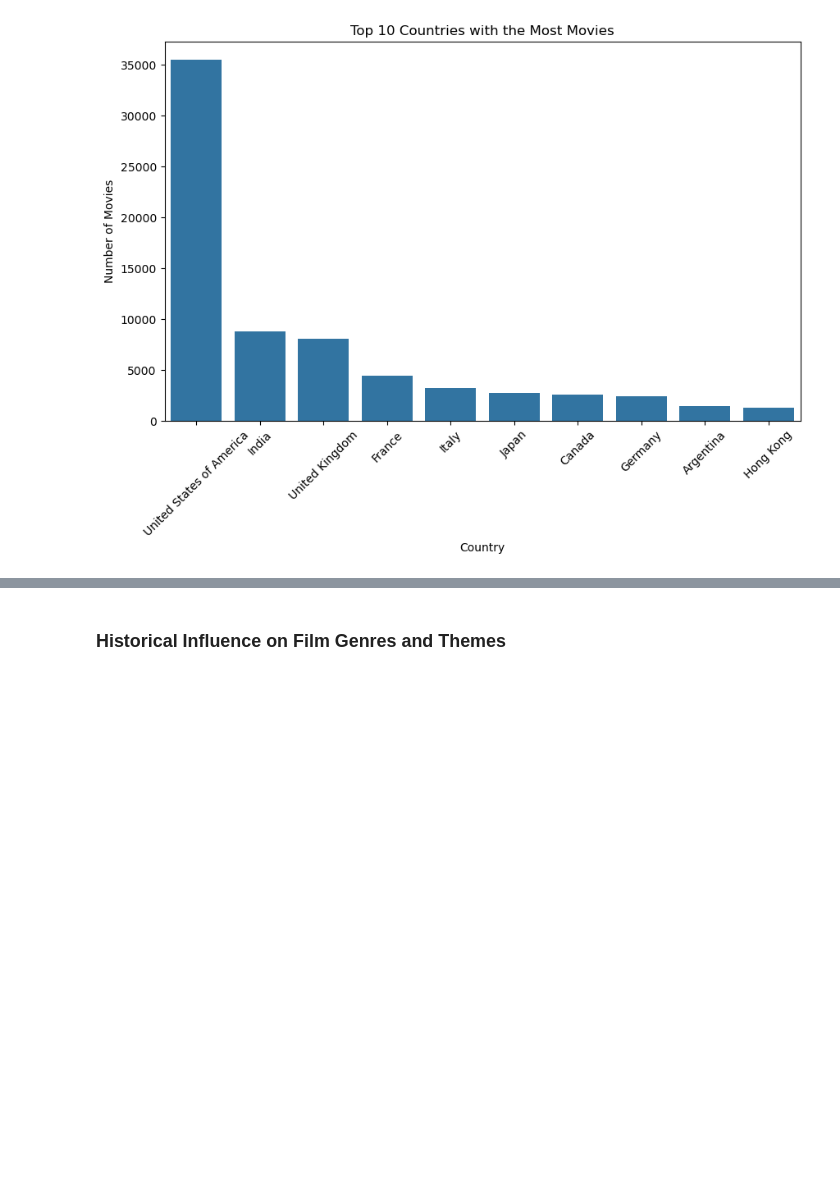
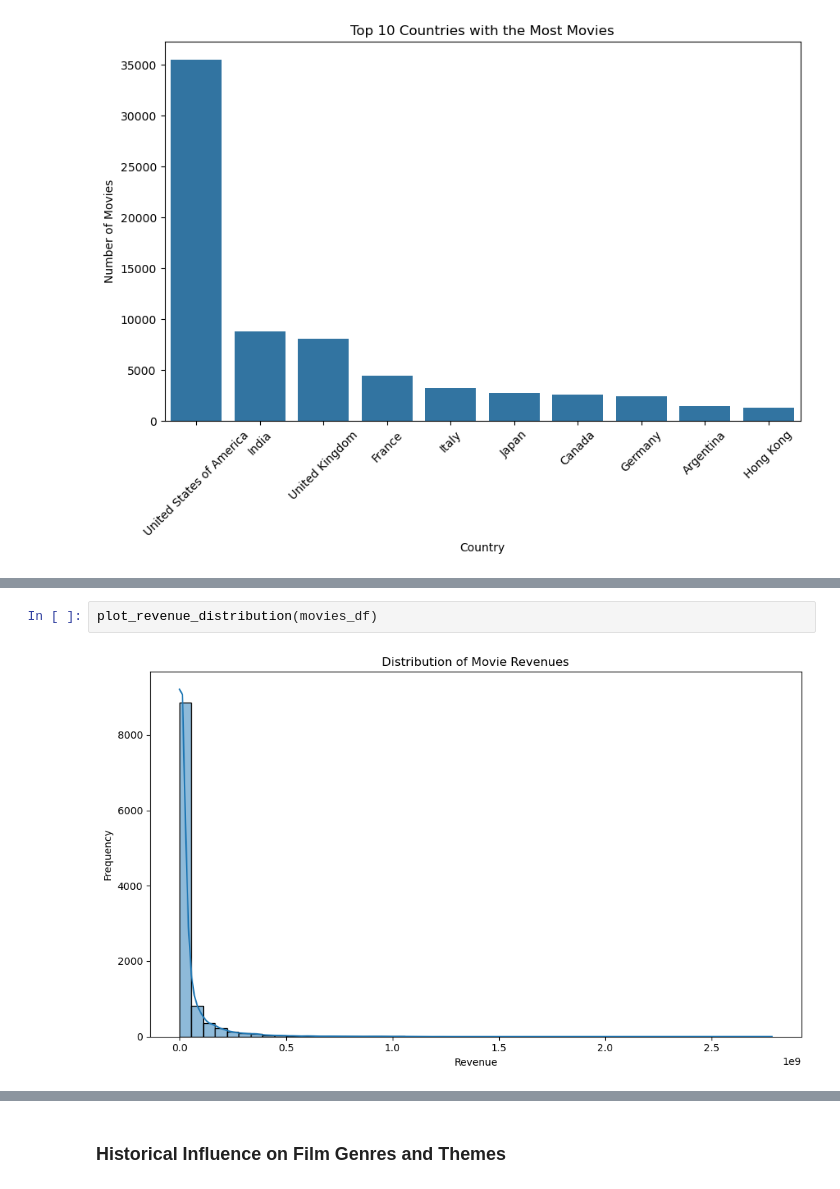
Before and after one commit to epfl-ada/ada-2024-project-semex24, a Jupyter notebook: results.ipynb, the cells around one changed output, grey strips where cells are left out. Drawn from its saved outputs; the diff is of its cells as text; blank space fills up the shorter version.

```diff
--- a/results.ipynb
+++ b/results.ipynb
@@ -115,0 +130,4 @@ plot_top_10_countries(movies_df)
+# %%
+plot_revenue_distribution(movies_df)
+# %% [output]
+[figure, added]
```
Also changed, not shown: parts of 8 cells of this notebook.
